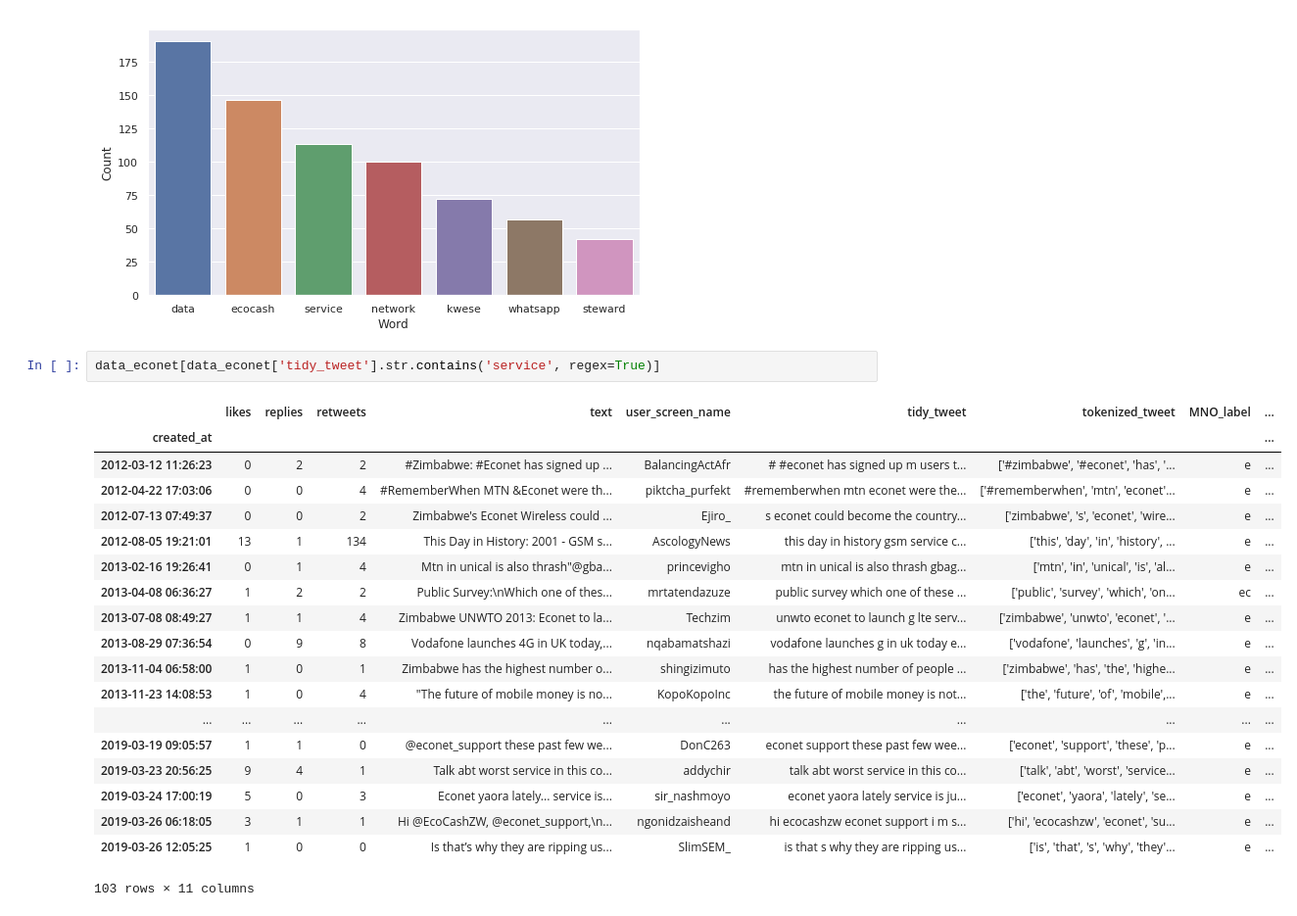
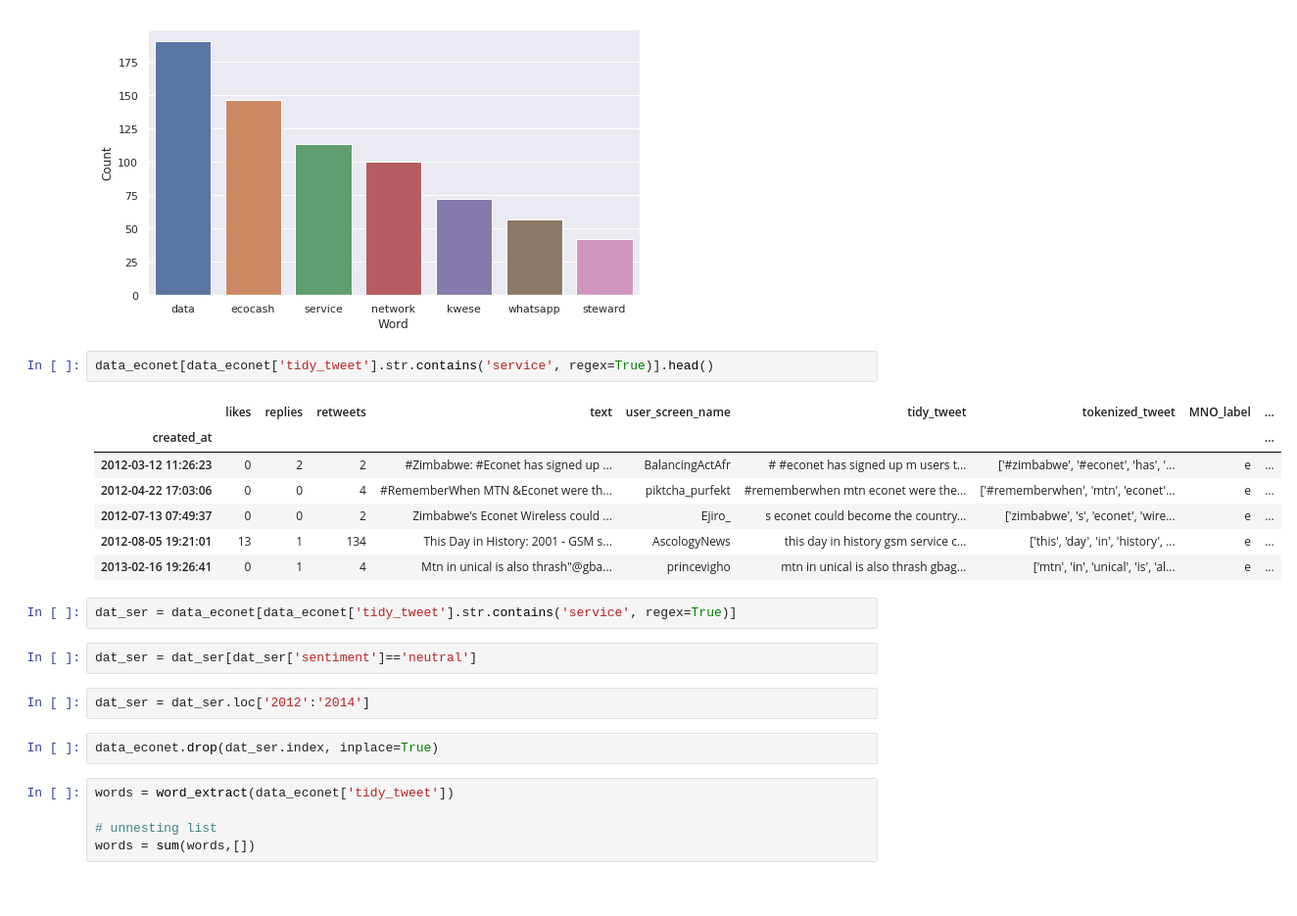
Before and after one commit to SimbaPy/EconetSentimentAnalysis, a Jupyter notebook: EconetSentimentAnalysis/2. Econet Sentiment Analysis.ipynb, the cells around one changed output. Shown at 98% size. Cells and saved outputs as stored; diff of their text form; blank space fills up the shorter version.

```diff
--- a/EconetSentimentAnalysis/2. Econet Sentiment Analysis.ipynb
+++ b/EconetSentimentAnalysis/2. Econet Sentiment Analysis.ipynb
@@ -259,24 +259,25 @@ plt.show()
 # %% [output]
 [figure]
 # %%
-data_econet[data_econet['tidy_tweet'].str.contains('service', regex=True)]
+data_econet[data_econet['tidy_tweet'].str.contains('service', regex=True)].head()
 # %% [output]
 |  | likes | replies | retweets | text | user_screen_name | tidy_tweet | tokenized_tweet | MNO_label | ... |
 | created_at |  |  |  |  |  |  |  |  | ... |
 | 2012-03-12 11:26:23 | 0 | 2 | 2 | #Zimbabwe: #Econet has signed up ... | BalancingActAfr | # #econet has signed up m users t... | ['#zimbabwe', '#econet', 'has', '... | e | ... |
 | 2012-04-22 17:03:06 | 0 | 0 | 4 | #RememberWhen MTN &Econet were th... | piktcha_purfekt | #rememberwhen mtn econet were the... | ['#rememberwhen', 'mtn', 'econet'... | e | ... |
 | 2012-07-13 07:49:37 | 0 | 0 | 2 | Zimbabwe's Econet Wireless could ... | Ejiro_ | s econet could become the country... | ['zimbabwe', 's', 'econet', 'wire... | e | ... |
 | 2012-08-05 19:21:01 | 13 | 1 | 134 | This Day in History: 2001 - GSM s... | AscologyNews | this day in history gsm service c... | ['this', 'day', 'in', 'history', ... | e | ... |
 | 2013-02-16 19:26:41 | 0 | 1 | 4 | Mtn in unical is also thrash"@gba... | princevigho | mtn in unical is also thrash gbag... | ['mtn', 'in', 'unical', 'is', 'al... | e | ... |
-| 2013-04-08 06:36:27 | 1 | 2 | 2 | Public Survey:\nWhich one of thes... | mrtatendazuze | public survey which one of these ... | ['public', 'survey', 'which', 'on... | ec | ... |
-| 2013-07-08 08:49:27 | 1 | 1 | 4 | Zimbabwe UNWTO 2013: Econet to la... | Techzim | unwto econet to launch g lte serv... | ['zimbabwe', 'unwto', 'econet', '... | e | ... |
-| 2013-08-29 07:36:54 | 0 | 9 | 8 | Vodafone launches 4G in UK today,... | nqabamatshazi | vodafone launches g in uk today e... | ['vodafone', 'launches', 'g', 'in... | e | ... |
-| 2013-11-04 06:58:00 | 1 | 0 | 1 | Zimbabwe has the highest number o... | shingizimuto | has the highest number of people ... | ['zimbabwe', 'has', 'the', 'highe... | e | ... |
-| 2013-11-23 14:08:53 | 1 | 0 | 4 | "The future of mobile money is no... | KopoKopoInc | the future of mobile money is not... | ['the', 'future', 'of', 'mobile',... | e | ... |
-| ... | ... | ... | ... | ... | ... | ... | ... | ... | ... |
-| 2019-03-19 09:05:57 | 1 | 1 | 0 | @econet_support these past few we... | DonC263 | econet support these past few wee... | ['econet', 'support', 'these', 'p... | e | ... |
-| 2019-03-23 20:56:25 | 9 | 4 | 1 | Talk abt worst service in this co... | addychir | talk abt worst service in this co... | ['talk', 'abt', 'worst', 'service... | e | ... |
-| 2019-03-24 17:00:19 | 5 | 0 | 3 | Econet yaora lately... service is... | sir_nashmoyo | econet yaora lately service is ju... | ['econet', 'yaora', 'lately', 'se... | e | ... |
-| 2019-03-26 06:18:05 | 3 | 1 | 1 | Hi @EcoCashZW, @econet_support,\n... | ngonidzaisheand | hi ecocashzw econet support i m s... | ['hi', 'ecocashzw', 'econet', 'su... | e | ... |
-| 2019-03-26 12:05:25 | 1 | 0 | 0 | Is that’s why they are ripping us... | SlimSEM_ | is that s why they are ripping us... | ['is', 'that', 's', 'why', 'they'... | e | ... |
-103 rows × 11 columns
+# %%
+dat_ser = data_econet[data_econet['tidy_tweet'].str.contains('service', regex=True)]
+# %%
+dat_ser = dat_ser[dat_ser['sentiment']=='neutral']
+# %%
+dat_ser = dat_ser.loc['2012':'2014']
+# %%
+data_econet.drop(dat_ser.index, inplace=True)
+# %%
+words = word_extract(data_econet['tidy_tweet'])
+
+# unnesting list
+words = sum(words,[])
```
Also changed, not shown: parts of 32 cells of this notebook.
